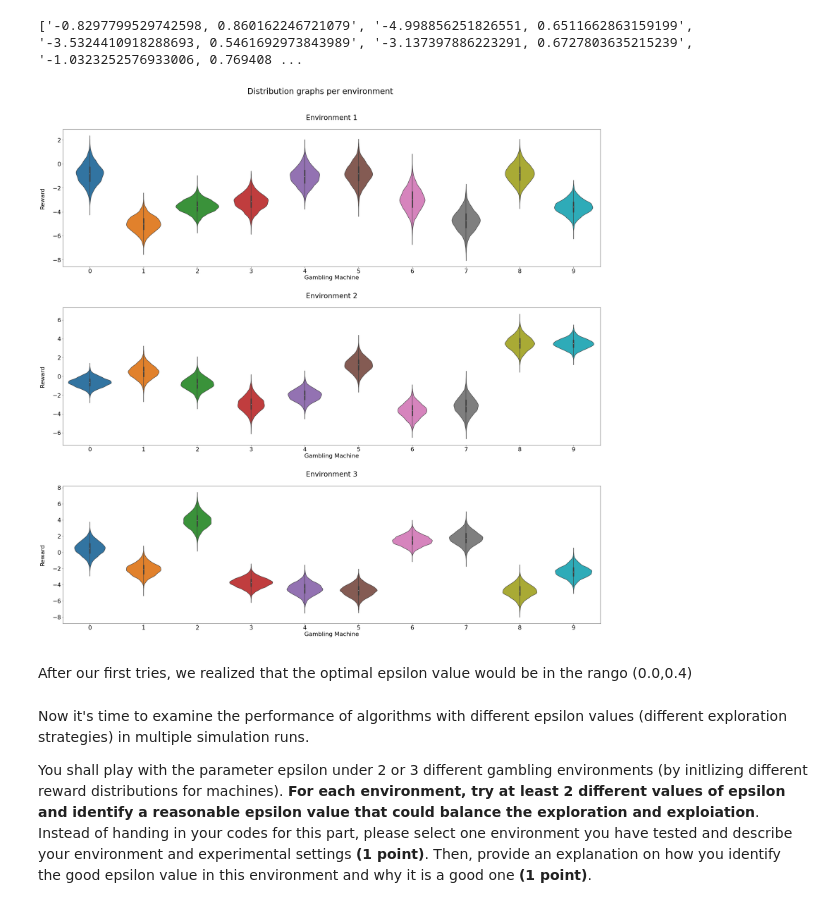
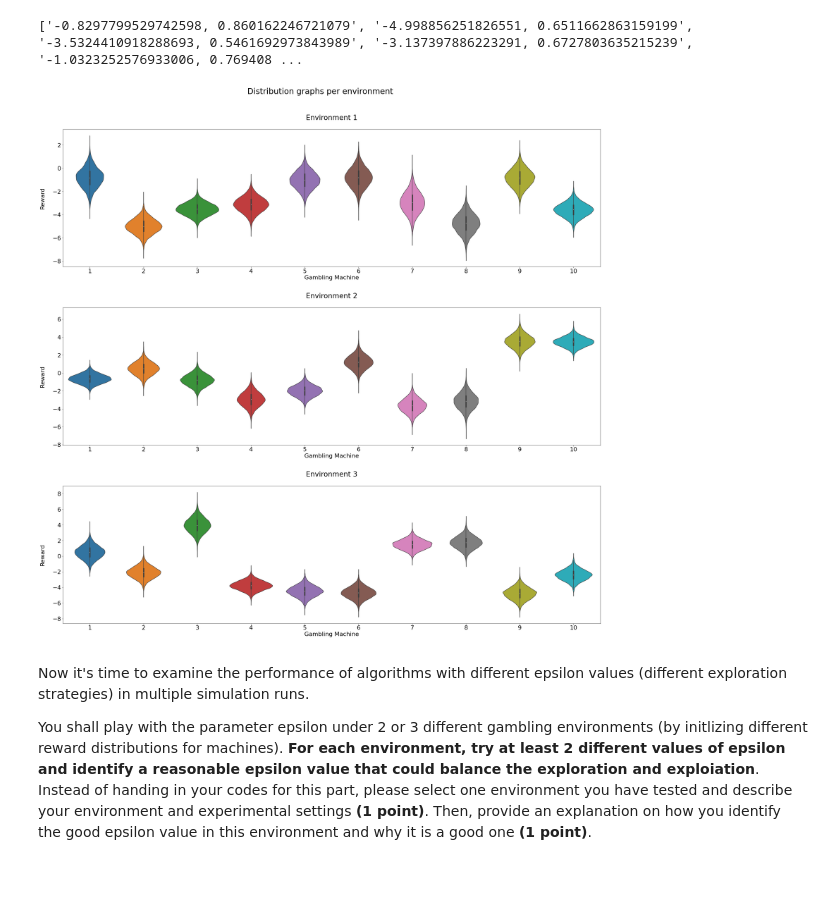
Before and after one commit to idangrady/INFOMAML, a Jupyter notebook: Programming_Assignments/Assignment_1/AML_ass.ipynb, the cells around one changed output. Drawn from its saved outputs; the diff is of its cells as text; code cells hidden in the pictures; blank space fills up the shorter version.

Commit message:
Fixed xlabel for violin plots

```diff
--- a/Programming_Assignments/Assignment_1/AML_ass.ipynb
+++ b/Programming_Assignments/Assignment_1/AML_ass.ipynb
@@ -472,18 +472,17 @@ print([f"{machine.mu}, {machine.sigma}" for machine in environments[0].r_machine
 # %%
 fig, ax = plt.subplots(nrows=len(environments), ncols=1, figsize=(30,30))
 for axis, env_obj, n_env in zip(ax, environments, range(1, len(environments)+1)):
     distribution_data = [np.random.normal(loc=machine.mu, scale=machine.sigma, size=10000) for machine in env_obj.r_machines]
     sns.violinplot(data =distribution_data, ax = axis)
     axis.set_title(f"Environment {n_env}\n")
     axis.set_xlabel("Gambling Machine\n")
+    axis.set_xticklabels(range(1,11))
     axis.set_ylabel("Reward\n")
 plt.suptitle("Distribution graphs per environment\n\n", fontsize= 30)
 plt.tight_layout()
 plt.show()
 # %% [output]
-[figure, old version]
+[figure, new version]
-# %% [markdown]
-After our first tries, we realized that the optimal epsilon value would be in the rango (0.0,0.4)
 # %% [markdown]
 Now it's time to examine the performance of algorithms with different epsilon values (different exploration strategies) in multiple simulation runs.
 
```
